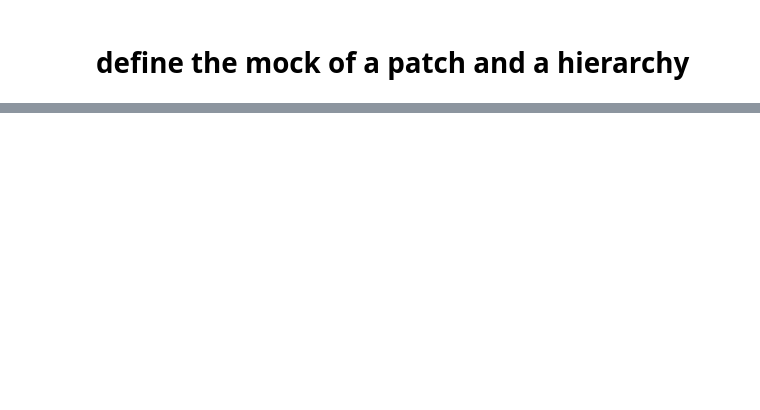
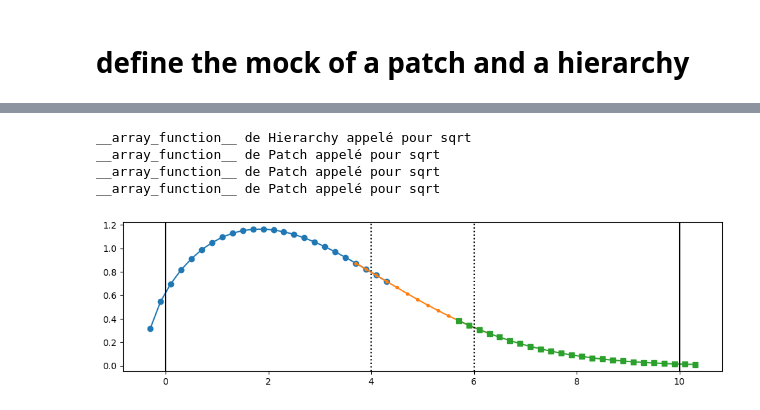
Before and after one commit to rochSmets/farMe, a Jupyter notebook: wip/ufunc.ipynb, the cells around one changed output, grey strips where cells are left out. Cells and saved outputs as stored; diff of their text form; code cells hidden in the pictures; blank space fills up the shorter version.

```diff
--- a/wip/ufunc.ipynb
+++ b/wip/ufunc.ipynb
@@ -383,0 +323,11 @@ plt.rcParams['axes.prop_cycle'].by_key()
+# %%
+hm = np.sqrt(hy)
+# %% [output]
+__array_function__ de Hierarchy appelé pour sqrt
+__array_function__ de Patch appelé pour sqrt
+__array_function__ de Patch appelé pour sqrt
+__array_function__ de Patch appelé pour sqrt
+# %%
+hm.plot()
+# %% [output]
+[figure, added]
```
Also changed, not shown: parts of 32 cells of this notebook.
